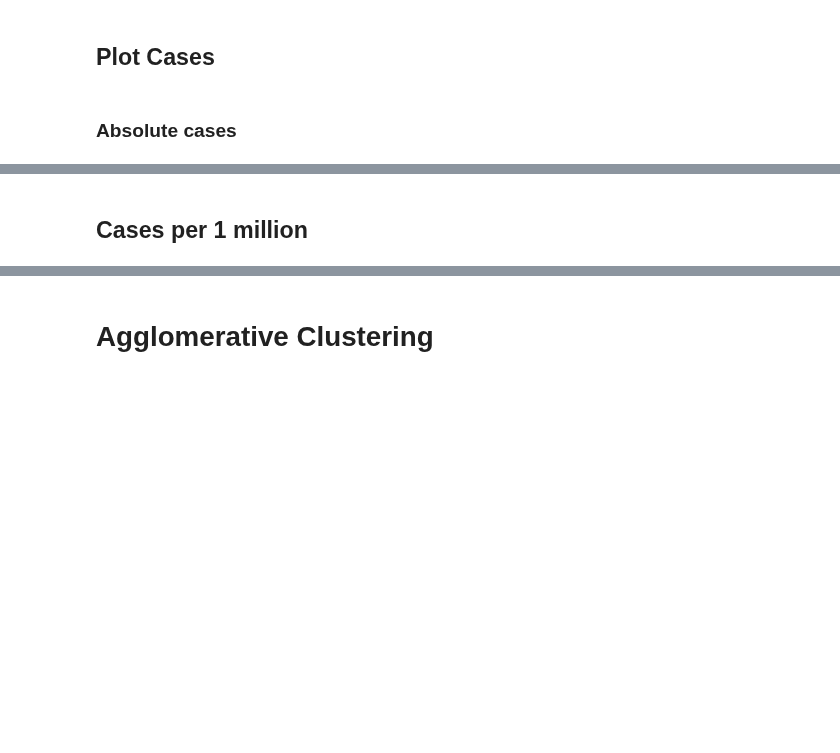
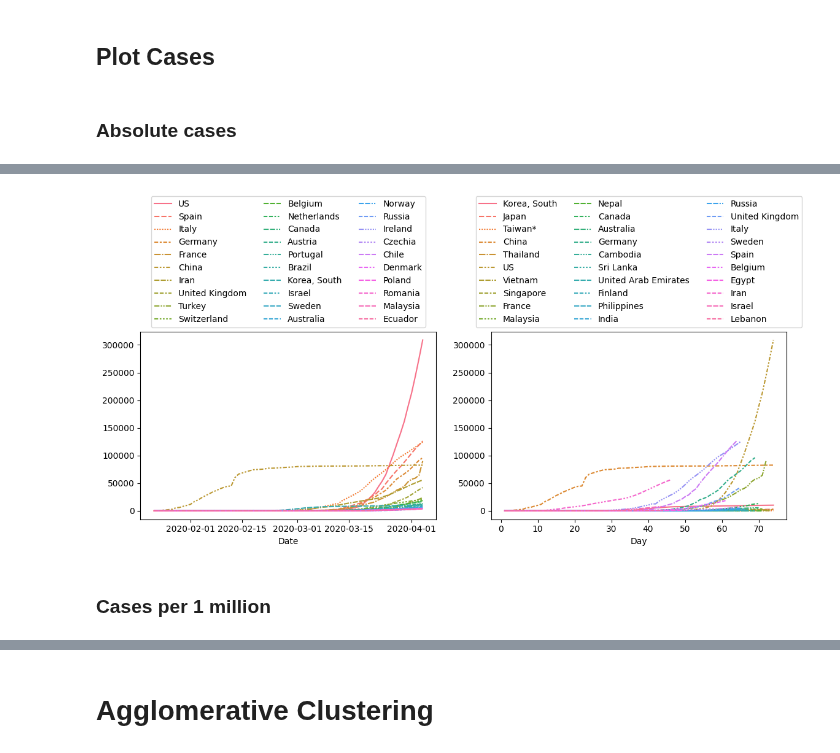
Before and after one commit to SebastianVeuskens/Covid-19-Clustering-Analysis, a Jupyter notebook: scripts/main.ipynb, the cells around one changed output, grey strips where cells are left out. Saved outputs shown, nothing was run; the diff lists cells and outputs as text; code cells hidden in the pictures; blank space fills up the shorter version.

Commit message:
index name, new viz, fixed legends, seaborn

```diff
--- a/scripts/main.ipynb
+++ b/scripts/main.ipynb
@@ -35,14 +37,18 @@ def clean_up(dataframe):
 
             dataframe_with_metric = dataframe.iloc[0].copy()
             dataframe = dataframe.iloc[1:].copy()
+            dataframe_with_metric.index.name = 'Day'
             dataframe.index = dataframe.index.astype(int)
+            dataframe.index.name = 'Day'
             return (dataframe, dataframe_with_metric)
 
         elif '/' in dataframe.index[1]:
 
             dataframe_with_metric = dataframe.iloc[0].copy()
+            dataframe_with_metric.index.name = 'Date'
             dataframe = dataframe.iloc[1:].copy()
             dataframe.index = pd.to_datetime(dataframe.index, format='%d/%m/%Y')
+            dataframe.index.name = 'Date'
             return (dataframe, dataframe_with_metric)
 
     elif type(dataframe.index[0])  == str and '/' in dataframe.index[1]:
@@ -51,16 +57,20 @@ def clean_up(dataframe):
 
             dataframe = dataframe.iloc[:-5].copy()
             dataframe_metric = dataframe.iloc[-4:].copy()
+            dataframe_metric.index.name = 'Date'
             dataframe.index = pd.to_datetime(dataframe.index, format='%d/%m/%Y')
+            dataframe.index.name = 'Date'
             return dataframe, dataframe_metric
 
         else:
 
             dataframe.index = pd.to_datetime(dataframe.index, format='%d/%m/%Y')
+            dataframe.index.name = 'Date'
             return dataframe
+    else: # type index = int
 
-
-    #return dataframe
+        dataframe.index.name = 'Day'
+        return dataframe
 
 
 data_1day = clean_up(data_1day)
@@ -157,11 +100,28 @@ data_5date_trunc = truncate_date(data_5date)
 # %%
+def truncate_date(data_date):
+    last_day = data_date.loc['04/04/2020']
+    last_day = last_day.sort_values(ascending=False)
+    last_day = last_day[:30]
+    data_date = data_date[last_day.index]
+    return data_date
+
 def truncate_day(data_day, data_date):
     data_day = data_day.copy()
     columns = list(set(data_day.columns) & set(data_date.columns))
     first_occ = data_date[columns] > 0
     first_occ = first_occ.apply(pd.Series.idxmax)
-    first_occ = pd.to_datetime(first_occ, dayfirst = True)
+    #first_occ = pd.to_datetime(first_occ, dayfirst = True)
     first_occ = first_occ.sort_values(ascending = True)
     first_occ = first_occ[:30]
     data_day = data_day[first_occ.index]
     return data_day
+
+#The 1b (1date) dataset contains five additional rows with statistics #FIXED IN CLEANUP
+#Truncate them for consistency of the dataset (each row refers to a specific date)
+
+data_1date_trunc = truncate_date(data_1date)
+data_2date_trunc = truncate_date(data_2date)
+data_5date_trunc = truncate_date(data_5date)
+data_1day_trunc = truncate_day(data_1day, data_1date)
+data_2day_trunc = truncate_day(data_2day, data_2date)
+data_5day_trunc = truncate_day(data_5day, data_5date)
@@ -239,2 +132,16 @@ Arguments: ()
+# %%
+fig, (ax1, ax2) = plt.subplots(1, 2, figsize=(12, 6))
+
+sns.lineplot(data=data_1date_trunc, ax=ax1)
+
+sns.move_legend(ax1, loc='lower center', bbox_to_anchor = (0.5,1), ncol=3, fancybox=True)
+
+sns.lineplot(data=data_1day_trunc, ax=ax2)
+sns.move_legend(ax2, loc='lower center', bbox_to_anchor = (0.5,1), ncol= 3, fancybox=True)
+
+plt.tight_layout()
+plt.show()
+# %% [output]
+[figure, added]
 # %% [markdown]
-## Cases per 1 million
+### Cases per 1 million
```
Also changed, not shown: parts of 23 cells of this notebook, 1 other file.
